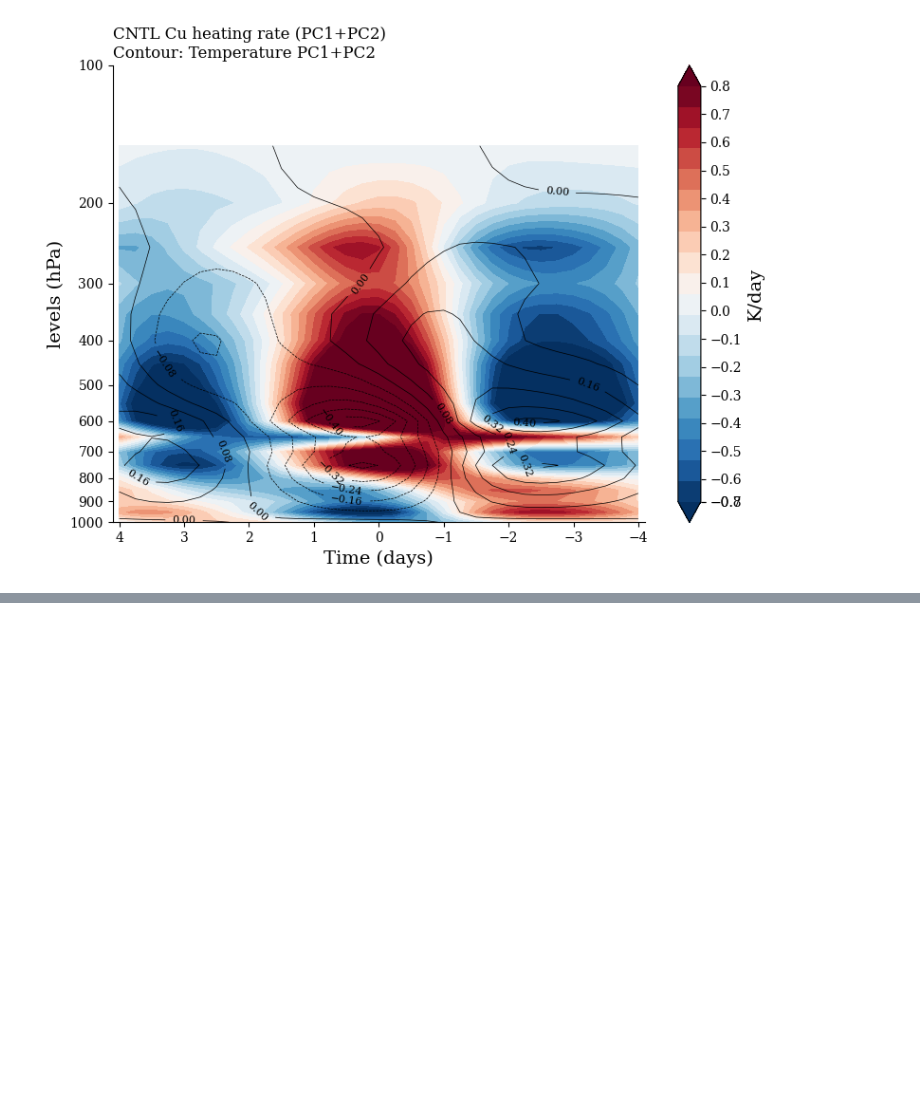
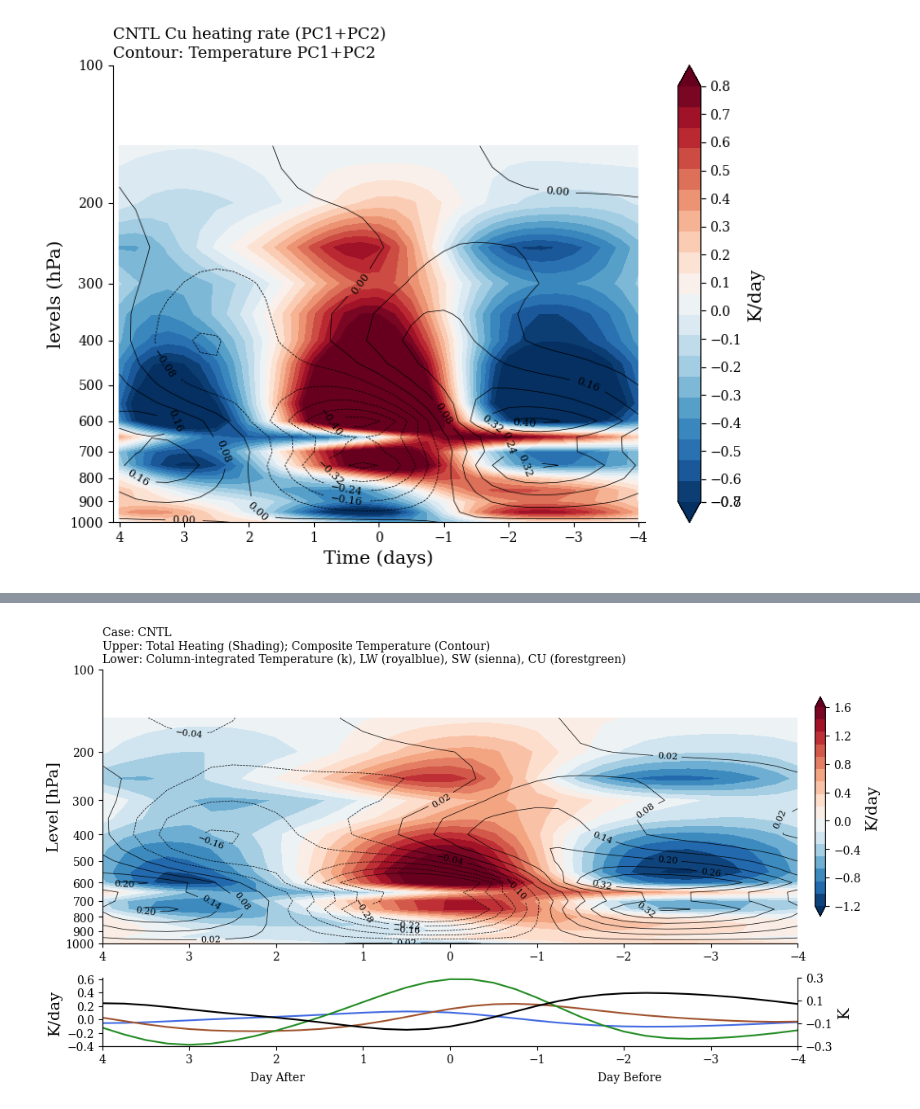
Before and after one commit to JOsephKan/2024_Research, a Jupyter notebook: MPAS/LRF/composite_MPAS/CNTL_composite.ipynb, the cells around one changed output, grey strips where cells are left out. Drawn from its saved outputs; the diff is of its cells as text; code cells hidden in the pictures; blank space fills up the shorter version.

Commit message:
heating total. png

```diff
--- a/MPAS/LRF/composite_MPAS/CNTL_composite.ipynb
+++ b/MPAS/LRF/composite_MPAS/CNTL_composite.ipynb
@@ -86,7 +89,7 @@ sym = {
         var: fmt.sym(pc2[var])
         for var in var_list
     },
-    'q1': fmt_q1.sym(q1_vint)
+    'q1': fmt_q1.sym(q1_vint),
 }
 # %% [markdown]
 ### FFT on PCs
@@ -625,0 +657,83 @@ plt.show()
+# %%
+fig = plt.figure(figsize=(11, 6))
+gs = gridspec.GridSpec(2, 1, height_ratios=[4, 1])
+
+# First subplot with contourf
+ax1 = plt.subplot(gs[0])
+cr1 = ax1.contourf(
+    time_ticks, lev, tot_heating,
+    cmap='RdBu_r',
+    levels=np.linspace(-1.2, 1.6, 17),
+    extend='both',
+    norm=TwoSlopeNorm(vcenter=0),
+)
+c1 = ax1.contour(
+    time_ticks, lev, t_tot_struct,
+    colors='k',
+    linewidths=0.5,
+    levels=np.linspace(-0.28, 0.32, 11)
+)
+plt.gca().spines['right'].set_visible(False)
+plt.gca().spines['top'].set_visible(False)
+plt.yscale('log')
+ax1.set_xlim(4, -4)
+ax1.set_ylim(1000, 100)
+ax1.set_yticks(np.linspace(100, 1000, 10), np.linspace(100, 1000, 10).astype(int))
+ax1.set_ylabel("Level [hPa]")
+plt.clabel(c1, inline=True, fontsize=8)
+
+# Second subplot with line plot
+ax2 = plt.subplot(gs[1], sharex=ax1)
+ax2.plot(
+    time_ticks, lw_mean,
+    color='royalblue',
+    label='LW'
+)
+ax2.plot(
+    time_ticks, sw_mean,
+    color='sienna',
+    label='SW'
+)
+ax2.plot(
+    time_ticks, cu_mean,
+    color='forestgreen',
+    label='Cu'
+)
+plt.gca().spines['right'].set_visible(False)
+plt.gca().spines['top'].set_visible(False)
+ax2.set_xlim(4, -4)
+ax2.set_ylim(-0.4, 0.62)
+ax2.set_xticks(np.linspace(4, -4, 9))
+ax2.set_yticks(np.linspace(-0.4, 0.6, 6))
+ax2.set_ylabel('K/day')
+
+cax = inset_axes(ax1, width="1.5%", height="80%", loc="center right",
+                 bbox_to_anchor=(0.04, 0, 1, 1), bbox_transform=ax1.transAxes, borderpad=0)
+
+
+ax3 = ax2.twinx()
+ax3.plot(
+    time_ticks, t_mean,  # Plot data along the first row as an example
+    color='k',
+    label='T'
+)
+plt.gca().spines['top'].set_visible(False)
+ax3.set_ylabel('K')
+ax3.set_ylim(-0.3, 0.3)
+ax3.set_yticks(np.linspace(-0.3, 0.3, 4))
+
+plt.text(2.3, -0.6, 'Day After')
+plt.text(-1.7, -0.6, 'Day Before')
+
+cbar = fig.colorbar(
+    cr1, cax=cax, ax=[ax1, ax2], location="right",  label="K/day")
+cbar.set_ticks(np.linspace(-1.2, 1.6, 8))
+
+ax1.set_title(f'Case: {case}\n\
+Upper: Total Heating (Shading); Composite Temperature (Contour)\n\
+Lower: Column-integrated Temperature (k), LW (royalblue), SW (sienna), CU (forestgreen)',
+fontsize=10, loc='left')
+plt.savefig(f'/home/b11209013/2024_Research/MPAS/LRF/comp_heating_image/{case}/heating_total.png')
+plt.show()
+# %% [output]
+[figure, added]
```
Also changed, not shown: parts of 6 cells of this notebook, 2 other files.
